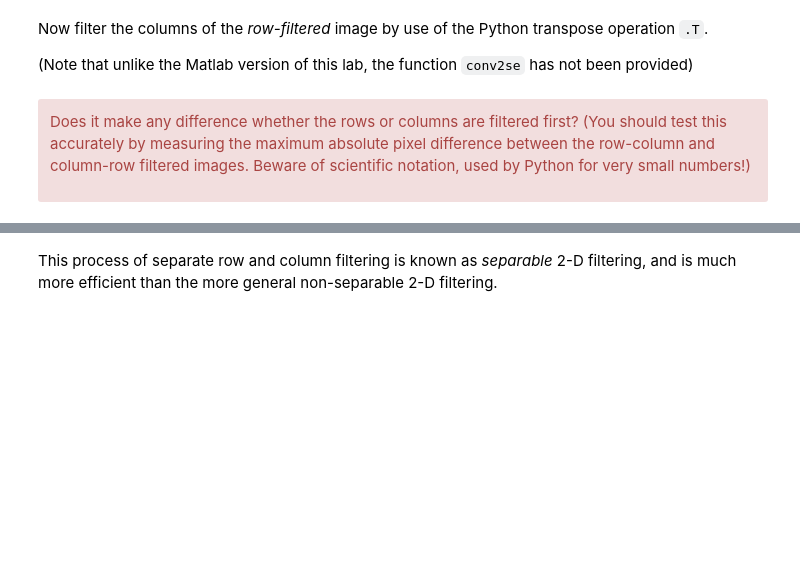
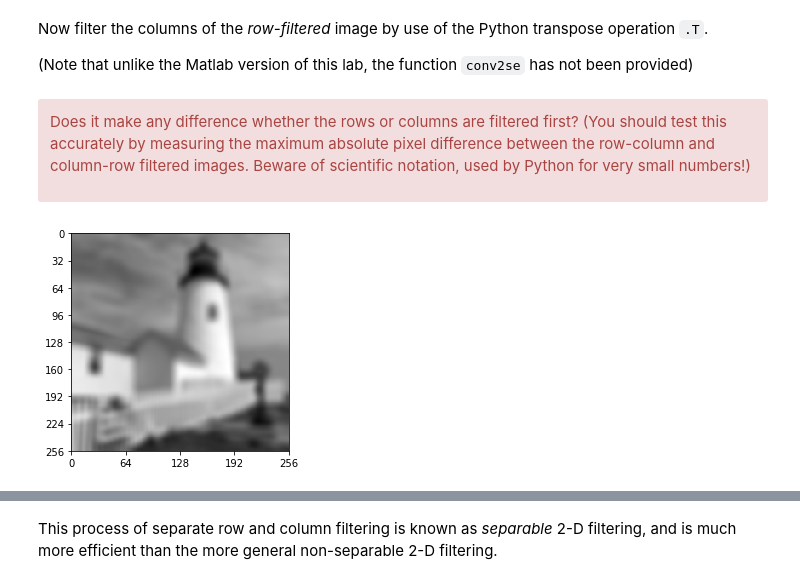
Before and after one commit to barkermrl/ImageProcessing, a Jupyter notebook: 5-simple-image-filtering.ipynb, the cells around one changed output, grey strips where cells are left out. Cells and saved outputs as stored; diff of their text form; code cells hidden in the pictures; blank space fills up the shorter version.

```diff
--- a/5-simple-image-filtering.ipynb
+++ b/5-simple-image-filtering.ipynb
@@ -188,0 +187,12 @@ Does it make any difference whether the rows or columns are filtered first? (You
+# %%
+# your code here
+# your code here - use `scipy.signal.convolve` instead of the for loop containing `np.convolve`:
+fig, ax = plt.subplots()
+
+# define a 15-sample halfcosine
+h = halfcos(15)
+Xf2 = convse(Xf.T, h).T
+
+plot_image(Xf2, ax=ax);
+# %% [output]
+[figure, added]
```
Also changed, not shown: parts of 9 cells of this notebook, 1 other file.
